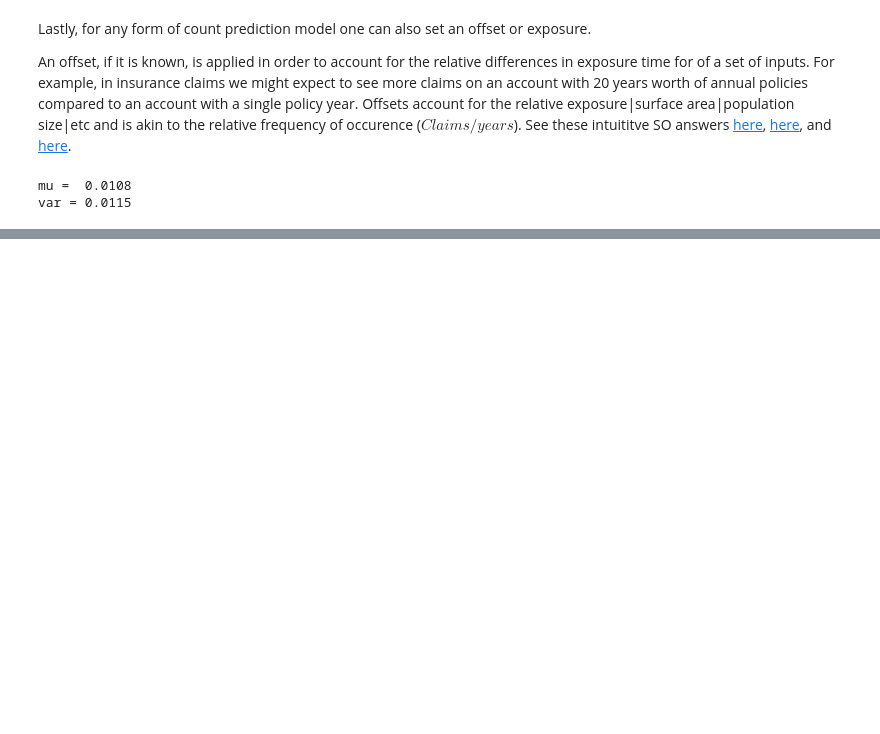
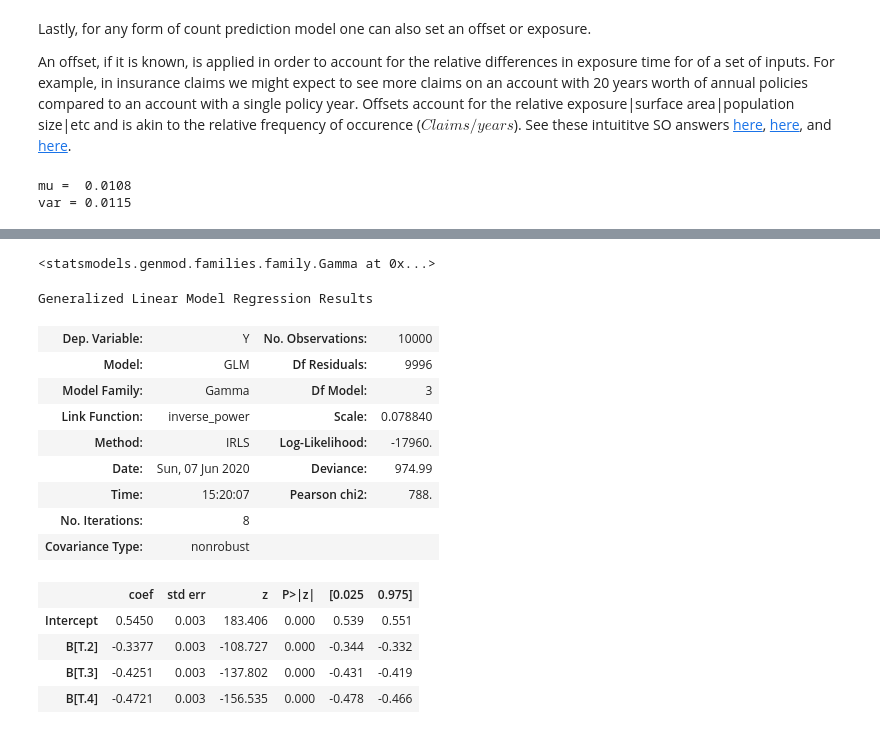
Before and after one commit to bpostance/learn_data_science, a Jupyter notebook: Risk/02-FrequencySeverity-auto.ipynb, the cells around one changed output, grey strips where cells are left out. Saved outputs shown, nothing was run; the diff lists cells and outputs as text; code cells hidden in the pictures; blank space fills up the shorter version.

```diff
--- a/Risk/02-FrequencySeverity-auto.ipynb
+++ b/Risk/02-FrequencySeverity-auto.ipynb
@@ -272,0 +371,22 @@ plt.hist(np.random.poisson(lam=0.015768,size=10000))
+# %%
+sm.families.Gamma()
+# %% [output]
+<statsmodels.genmod.families.family.Gamma at 0x...>
+# %%
+smf.glm("Y ~ 1 + B", data=yt,family=sm.families.Gamma()).fit().summary()
+# %% [output]
+Generalized Linear Model Regression Results
+| Dep. Variable: | Y | No. Observations: | 10000 |
+| Model: | GLM | Df Residuals: | 9996 |
+| Model Family: | Gamma | Df Model: | 3 |
+| Link Function: | inverse_power | Scale: | 0.078840 |
+| Method: | IRLS | Log-Likelihood: | -17960. |
+| Date: | Sun, 07 Jun 2020 | Deviance: | 974.99 |
+| Time: | 15:20:07 | Pearson chi2: | 788. |
+| No. Iterations: | 8 |  |  |
+| Covariance Type: | nonrobust |  |  |
+|  | coef | std err | z | P>|z| | [0.025 | 0.975] |
+| Intercept | 0.5450 | 0.003 | 183.406 | 0.000 | 0.539 | 0.551 |
+| B[T.2] | -0.3377 | 0.003 | -108.727 | 0.000 | -0.344 | -0.332 |
+| B[T.3] | -0.4251 | 0.003 | -137.802 | 0.000 | -0.431 | -0.419 |
+| B[T.4] | -0.4721 | 0.003 | -156.535 | 0.000 | -0.478 | -0.466 |
```
Also changed, not shown: parts of 16 cells of this notebook, 1 other file.
